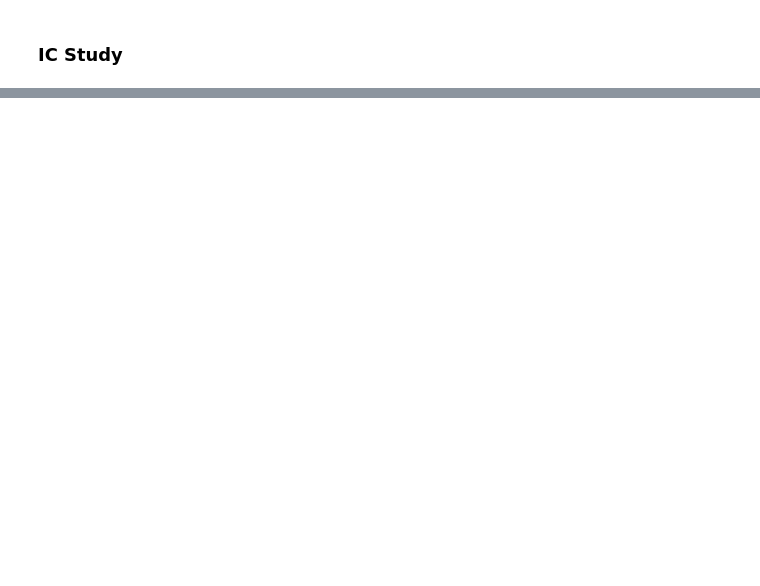
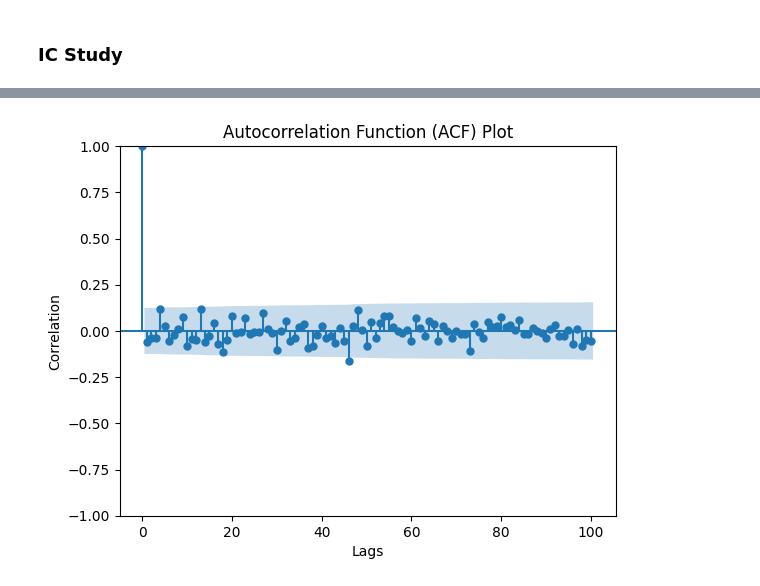
Before and after one commit to MichaelCusackNelkin/Summer_Research_2026, a Jupyter notebook: forecast/forecasting.ipynb, the cells around one changed output, grey strips where cells are left out. Saved outputs shown, nothing was run; the diff lists cells and outputs as text; code cells hidden in the pictures; blank space fills up the shorter version.

```diff
--- a/forecast/forecasting.ipynb
+++ b/forecast/forecasting.ipynb
@@ -325,0 +440,15 @@ Mean IC across Negative IC folds: -0.1222
+# %%
+daily_ic = (
+        data
+        .group_by("date", maintain_order=True)
+        .agg(
+            pl.map_groups(
+                exprs=["norm_rank_imb", "return_to_close"],
+                function=lambda s: spearmanr(s[0], s[1]).statistic,
+                return_dtype=pl.Float64,
+                returns_scalar=True,
+            ).alias("ic_sign")
+        )
+        .drop_nulls()
+    )
+daily_ic
@@ -325,0 +470,12 @@ Mean IC across Negative IC folds: -0.1222
+# %%
+# Looks uncorrelated
+import matplotlib.pyplot as plt
+from statsmodels.graphics.tsaplots import plot_acf
+
+plot_acf(daily_ic["ic_sign"], lags=100)
+plt.title("Autocorrelation Function (ACF) Plot")
+plt.xlabel("Lags")
+plt.ylabel("Correlation")
+plt.show()
+# %% [output]
+[figure, added]
```
Also changed, not shown: parts of 17 cells of this notebook, 2 other files.
